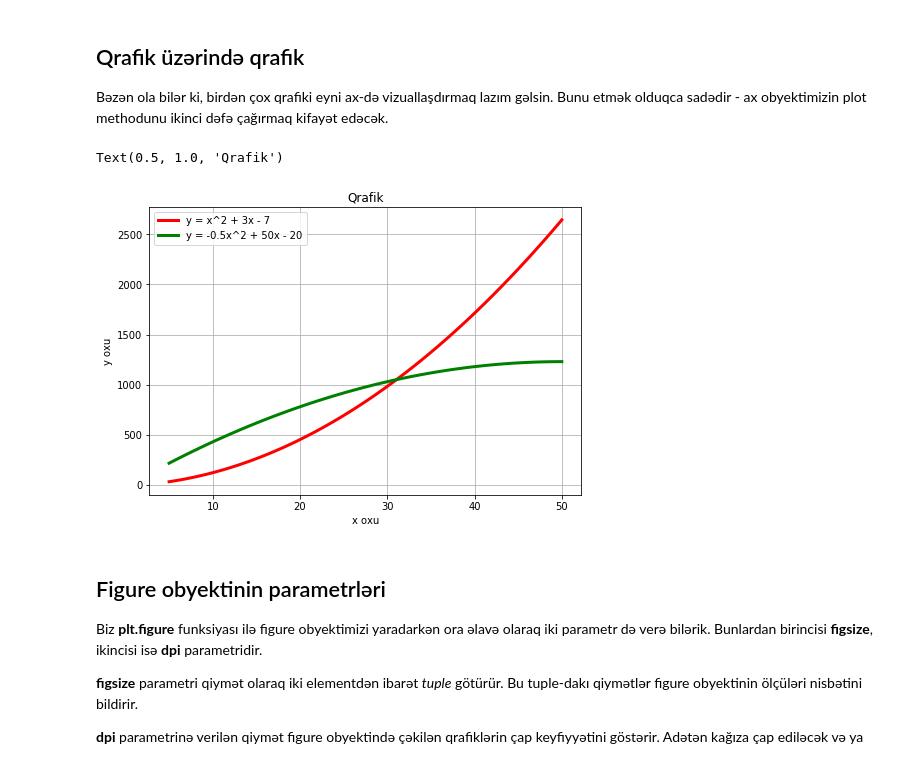
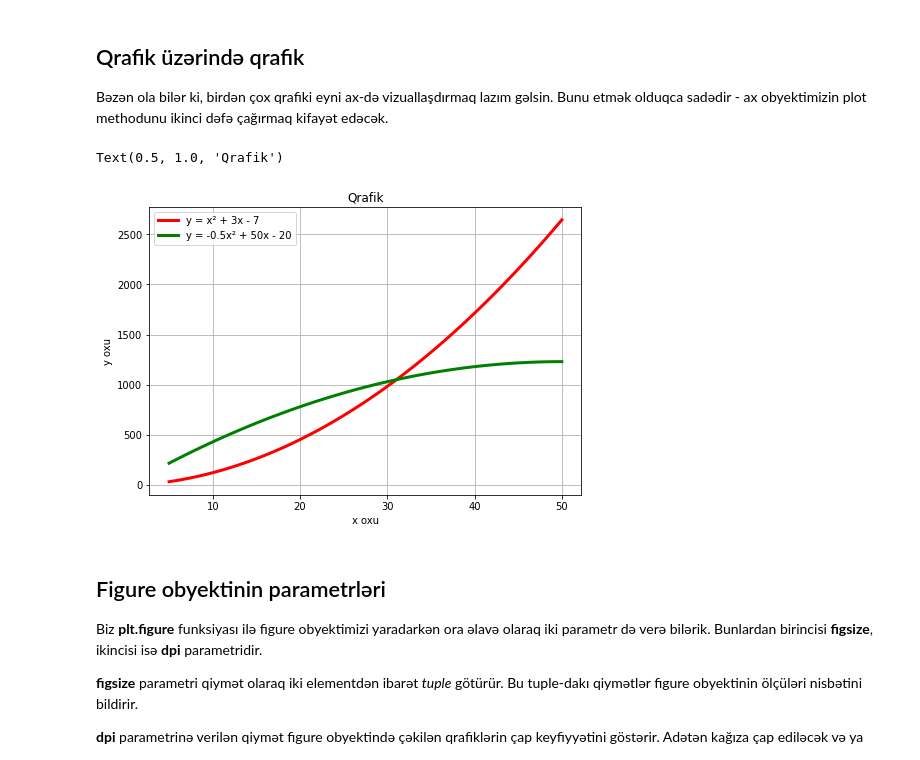
Before and after one commit to hseysen/python, a Jupyter notebook: modullar/matplotlib/Matplotlib.ipynb, the cells around one changed output. Cells and saved outputs as stored; diff of their text form; code cells hidden in the pictures.

```diff
--- a/modullar/matplotlib/Matplotlib.ipynb
+++ b/modullar/matplotlib/Matplotlib.ipynb
@@ -137,23 +137,23 @@ Bəzən ola bilər ki, birdən çox qrafiki eyni ax-də vizuallaşdırmaq lazım
 # %%
 fig = plt.figure()
 
 ax = fig.add_axes([0, 0, 1, 1])
 
 xs = np.linspace(5, 50, 100)
 ys1 = xs ** 2 + 3 * xs - 7
 ys2 = -0.5 * xs ** 2 + 50 * xs - 20
 
-ax.plot(xs, ys1, color="red", linewidth=3, label="y = x^2 + 3x - 7")
-ax.plot(xs, ys2, color="green", linewidth=3, label="y = -0.5x^2 + 50x - 20")
+ax.plot(xs, ys1, color="red", linewidth=3, label="y = x² + 3x - 7")
+ax.plot(xs, ys2, color="green", linewidth=3, label="y = -0.5x² + 50x - 20")
 
 ax.legend()
 ax.grid()
 ax.set_xlabel("x oxu")
 ax.set_ylabel("y oxu")
 ax.set_title("Qrafik")
 # %% [output]
 Text(0.5, 1.0, 'Qrafik')
-[figure, old version]
+[figure, new version]
 # %% [markdown]
 ## Figure obyektinin parametrləri
 
```
Also changed, not shown: parts of 7 cells of this notebook.
